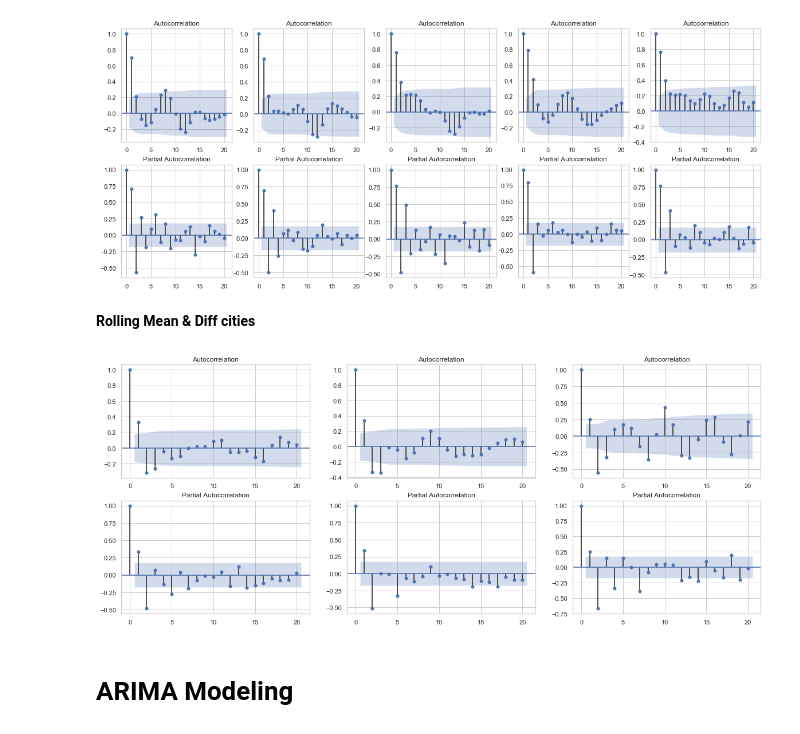
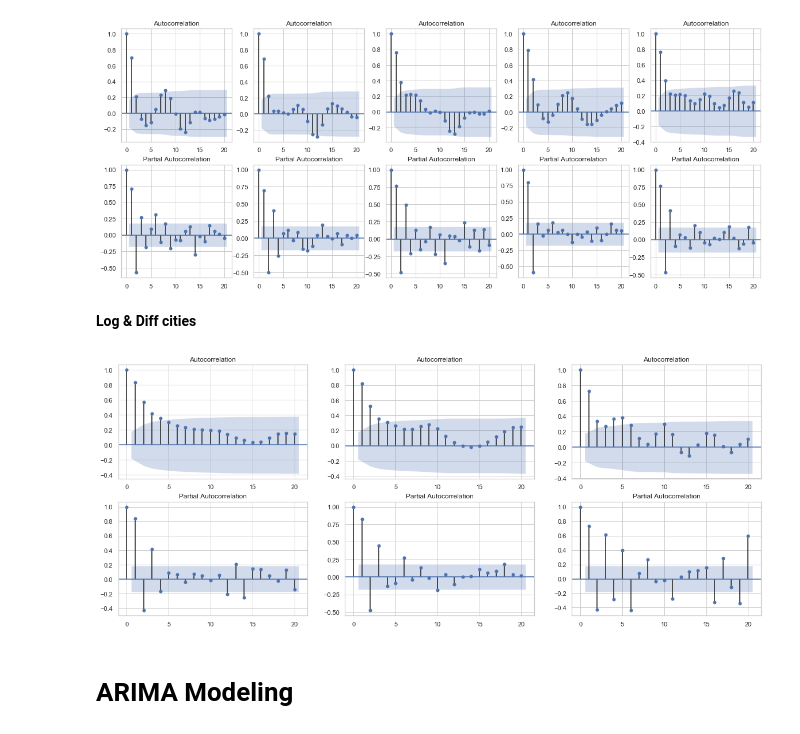
Before and after one commit to Francismorales/Time_Series_Forecasting_RealEstateNWA, a Jupyter notebook: mod_4_starter_notebook.ipynb, the cells around one changed output. Drawn from its saved outputs; the diff is of its cells as text; code cells hidden in the pictures.

```diff
--- a/mod_4_starter_notebook.ipynb
+++ b/mod_4_starter_notebook.ipynb
@@ -713,3 +764,17 @@ diffrolmean_cities = [diffrollmean_Bentonville, diffrollmean_Rogers, diffrollmea
+# %%
+log_Bentonville = np.log(Bentonville)
+log_Rogers = np.log(Rogers)
+log_Lowell = np.log(Lowell)
+
+difflog_Bentonville = log_Bentonville.diff(periods=1)
+difflog_Bentonville.dropna(inplace=True)
+difflog_Rogers = log_Rogers.diff(periods=1)
+difflog_Rogers.dropna(inplace=True)
+difflog_Lowell = log_Lowell.diff(periods=1)
+difflog_Lowell.dropna(inplace=True)
+# %%
+log_cities = [log_Bentonville, log_Rogers, log_Lowell]
+difflog_cities = [difflog_Bentonville, difflog_Rogers, difflog_Lowell]
 # %% [markdown]
 # ACF PACF
 # %% [markdown]
@@ -729,15 +794,15 @@ for i, ts in enumerate(PreDiff_cities):
 # %% [output]
 [figure]
 # %% [markdown]
-**Rolling Mean & Diff cities**
+**Log & Diff cities**
 # %%
 #ACF and PACF of rolling mean & diff cities
 fig,ax = plt.subplots(2,3,figsize=(20,8))
 
-for i, ts in enumerate(diffrolmean_cities):
+for i, ts in enumerate(difflog_cities):
     check_autocorrelation(ts, 20, i)
 # %% [output]
-[figure, old version]
+[figure, new version]
 # %% [markdown]
 # ARIMA Modeling
 # %% [markdown]
```
Also changed, not shown: parts of 26 cells of this notebook.
